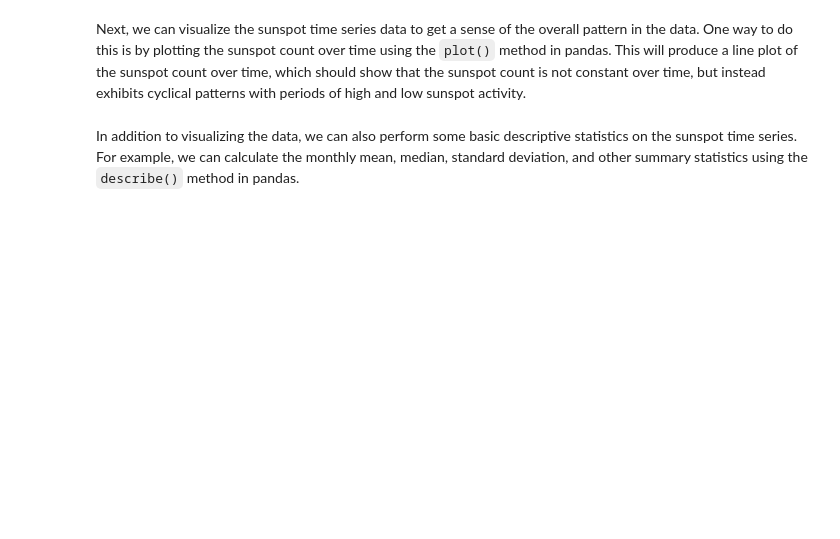
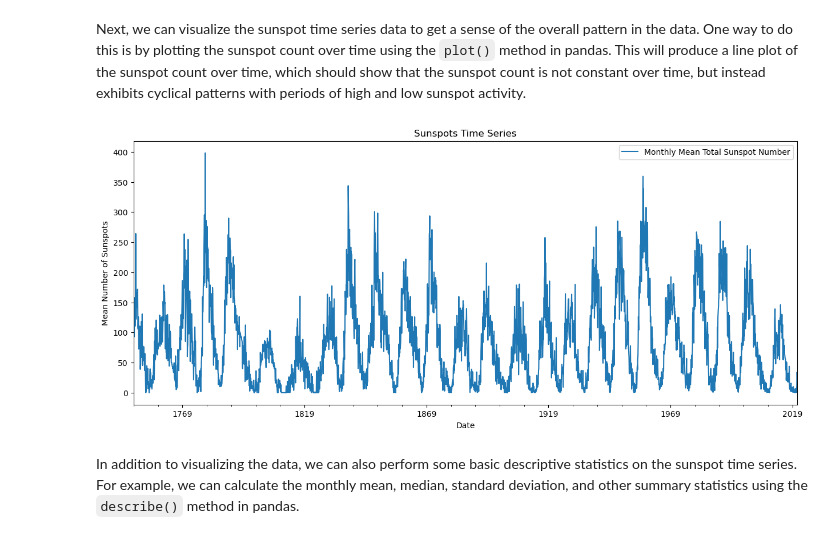
Before and after one commit to pedrojscardoso/MEEC_ISE_UALG_Introduction_to_data_science, a Jupyter notebook: 3-data-analysis/05_a_getting_started_with_TS.ipynb, the cells around one changed output. Drawn from its saved outputs; the diff is of its cells as text; code cells hidden in the pictures; blank space fills up the shorter version.

```diff
--- a/3-data-analysis/05_a_getting_started_with_TS.ipynb
+++ b/3-data-analysis/05_a_getting_started_with_TS.ipynb
@@ -379,11 +430,16 @@ df_sunspots.info()
 # %% [markdown]
 Next, we can visualize the sunspot time series data to get a sense of the overall pattern in the data. One way to do this is by plotting the sunspot count over time using the `plot()` method in pandas. This will produce a line plot of the sunspot count over time, which should show that the sunspot count is not constant over time, but instead exhibits cyclical patterns with periods of high and low sunspot activity.
 # %%
+import matplotlib.pyplot as plt
+
 _ = df_sunspots.plot(x='Date', y='Monthly Mean Total Sunspot Number',
-                    figsize=(15, 6), title='Sunspots Time Series')
+                    figsize=(15, 6),
+                    title='Sunspots Time Series')
 plt.xlabel('Date')
 plt.ylabel('Mean Number of Sunspots')
 plt.show()
+# %% [output]
+[figure, added]
 # %% [markdown]
 In addition to visualizing the data, we can also perform some basic descriptive statistics on the sunspot time series. For example, we can calculate the monthly mean, median, standard deviation, and other summary statistics using the `describe()` method in pandas.
 # %%
```
Also changed, not shown: parts of 43 cells of this notebook.
